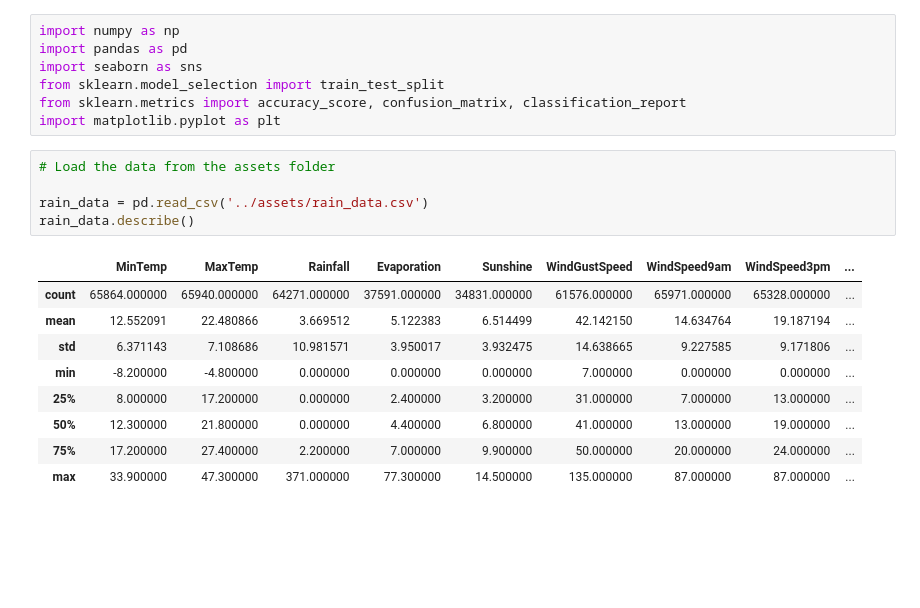
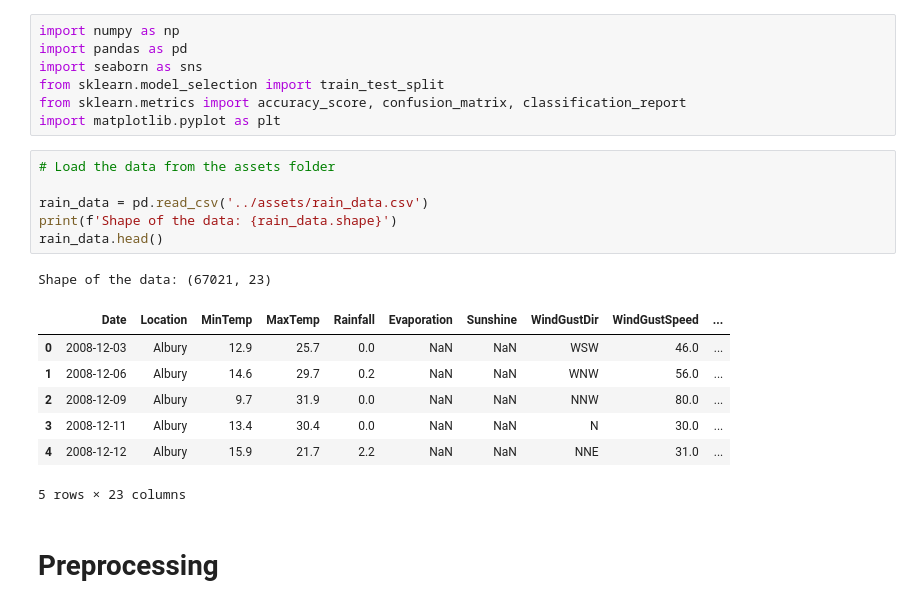
Before and after one commit to rogerbaiges/MLP-Model-Improvement-Project, a Jupyter notebook: src/MLP-baiges.ipynb, the cells around one changed output. Drawn from its saved outputs; the diff is of its cells as text; blank space fills up the shorter version.

```diff
--- a/src/MLP-baiges.ipynb
+++ b/src/MLP-baiges.ipynb
@@ -8,15 +8,17 @@ import matplotlib.pyplot as plt
 # %%
 # Load the data from the assets folder
 
 rain_data = pd.read_csv('../assets/rain_data.csv')
-rain_data.describe()
+print(f'Shape of the data: {rain_data.shape}')
+rain_data.head()
 # %% [output]
+Shape of the data: (67021, 23)
-|  | MinTemp | MaxTemp | Rainfall | Evaporation | Sunshine | WindGustSpeed | WindSpeed9am | WindSpeed3pm | ... |
-| count | 65864.000000 | 65940.000000 | 64271.000000 | 37591.000000 | 34831.000000 | 61576.000000 | 65971.000000 | 65328.000000 | ... |
-| mean | 12.552091 | 22.480866 | 3.669512 | 5.122383 | 6.514499 | 42.142150 | 14.634764 | 19.187194 | ... |
-| std | 6.371143 | 7.108686 | 10.981571 | 3.950017 | 3.932475 | 14.638665 | 9.227585 | 9.171806 | ... |
-| min | -8.200000 | -4.800000 | 0.000000 | 0.000000 | 0.000000 | 7.000000 | 0.000000 | 0.000000 | ... |
-| 25% | 8.000000 | 17.200000 | 0.000000 | 2.400000 | 3.200000 | 31.000000 | 7.000000 | 13.000000 | ... |
-| 50% | 12.300000 | 21.800000 | 0.000000 | 4.400000 | 6.800000 | 41.000000 | 13.000000 | 19.000000 | ... |
-| 75% | 17.200000 | 27.400000 | 2.200000 | 7.000000 | 9.900000 | 50.000000 | 20.000000 | 24.000000 | ... |
-| max | 33.900000 | 47.300000 | 371.000000 | 77.300000 | 14.500000 | 135.000000 | 87.000000 | 87.000000 | ... |
+|  | Date | Location | MinTemp | MaxTemp | Rainfall | Evaporation | Sunshine | WindGustDir | WindGustSpeed | ... |
+| 0 | 2008-12-03 | Albury | 12.9 | 25.7 | 0.0 | NaN | NaN | WSW | 46.0 | ... |
+| 1 | 2008-12-06 | Albury | 14.6 | 29.7 | 0.2 | NaN | NaN | WNW | 56.0 | ... |
+| 2 | 2008-12-09 | Albury | 9.7 | 31.9 | 0.0 | NaN | NaN | NNW | 80.0 | ... |
+| 3 | 2008-12-11 | Albury | 13.4 | 30.4 | 0.0 | NaN | NaN | N | 30.0 | ... |
+| 4 | 2008-12-12 | Albury | 15.9 | 21.7 | 2.2 | NaN | NaN | NNE | 31.0 | ... |
+5 rows × 23 columns
+# %% [markdown]
+# Preprocessing
```
Also changed, not shown: parts of 7 cells of this notebook.
